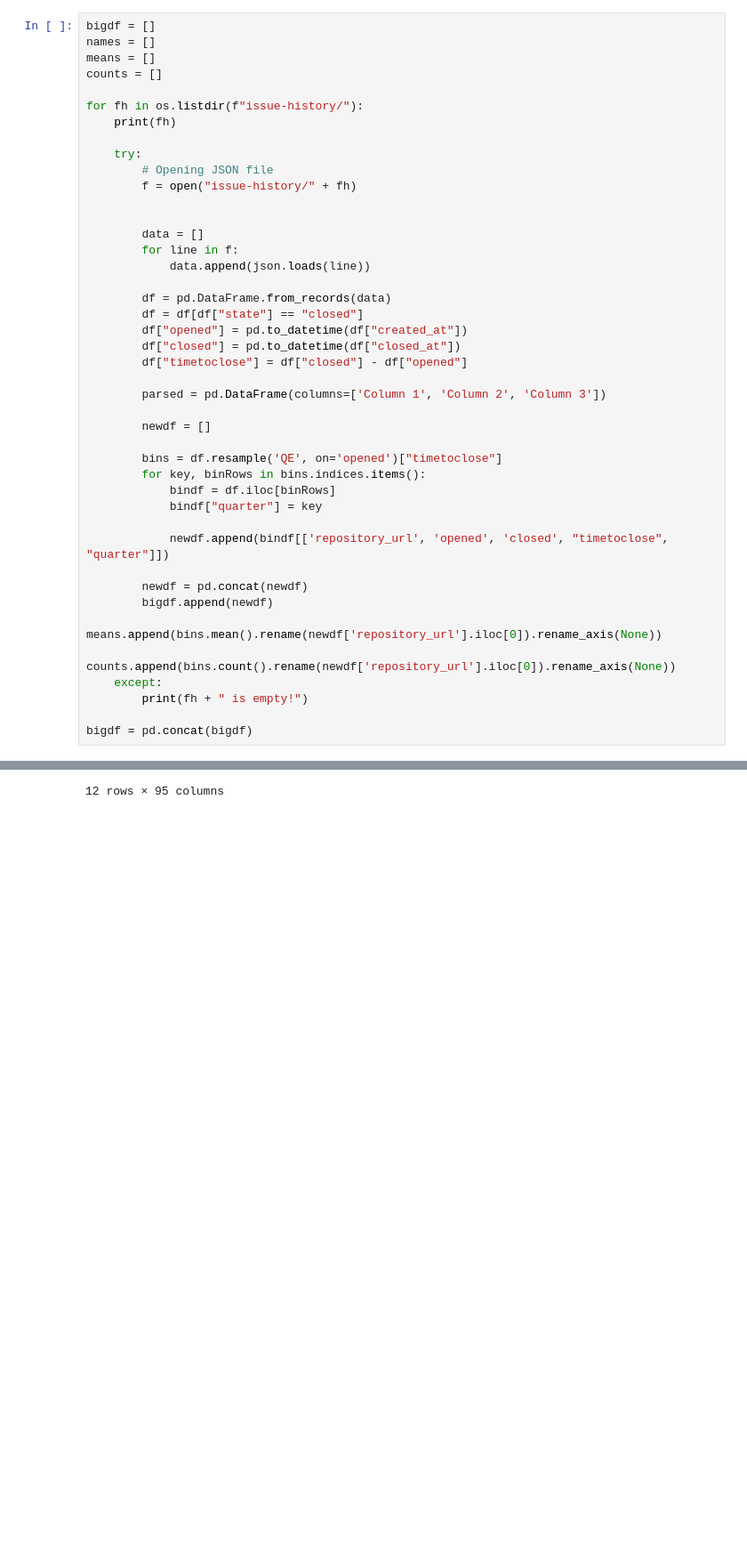
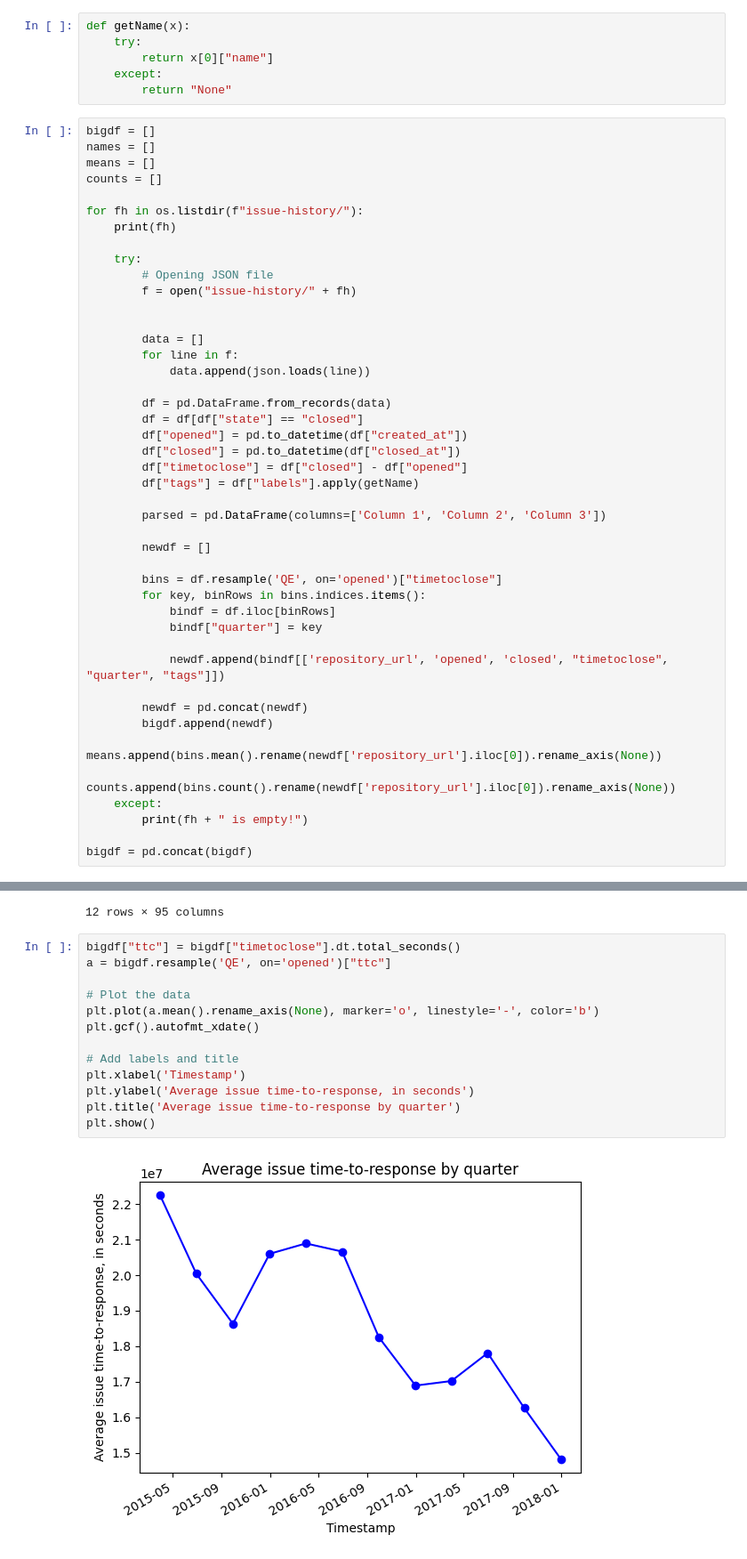
Before and after one commit to RamarkoB/ECMA31350, a Jupyter notebook: issue.ipynb, the cells around one changed output, grey strips where cells are left out. Shown at 89% size. Saved outputs shown, nothing was run; the diff lists cells and outputs as text; blank space fills up the shorter version.

```diff
--- a/issue.ipynb
+++ b/issue.ipynb
@@ -24,6 +33,12 @@ for fh in os.listdir(f"issue-history/"):
 39_github-issues_clickhouse--clickhouse_2022-07-26.json
 2_github-issues_rancher--rancher_2022-08-02.json
 88_github-issues_woocommerce--woocommerce_2022-08-02.json
+# %%
+def getName(x):
+    try:
+        return x[0]["name"]
+    except:
+        return "None"
 # %%
 bigdf = []
 names = []
@@ -47,6 +62,7 @@ for fh in os.listdir(f"issue-history/"):
         df["opened"] = pd.to_datetime(df["created_at"])
         df["closed"] = pd.to_datetime(df["closed_at"])
         df["timetoclose"] = df["closed"] - df["opened"]
+        df["tags"] = df["labels"].apply(getName)
 
         parsed = pd.DataFrame(columns=['Column 1', 'Column 2', 'Column 3'])
 
@@ -57,7 +73,7 @@ for fh in os.listdir(f"issue-history/"):
             bindf = df.iloc[binRows]
             bindf["quarter"] = key
 
-            newdf.append(bindf[['repository_url', 'opened', 'closed', "timetoclose", "quarter"]])
+            newdf.append(bindf[['repository_url', 'opened', 'closed', "timetoclose", "quarter", "tags"]])
 
         newdf = pd.concat(newdf)
         bigdf.append(newdf)
@@ -128,3 +157,18 @@ countsdf
 | 2017-09-30 00:00:00+00:00 | 408 | 889 | 811.0 | 164 | ... |
 | 2017-12-31 00:00:00+00:00 | 484 | 889 | 650.0 | 163 | ... |
 12 rows × 95 columns
+# %%
+bigdf["ttc"] = bigdf["timetoclose"].dt.total_seconds()
+a = bigdf.resample('QE', on='opened')["ttc"]
+
+# Plot the data
+plt.plot(a.mean().rename_axis(None), marker='o', linestyle='-', color='b')
+plt.gcf().autofmt_xdate()
+
+# Add labels and title
+plt.xlabel('Timestamp')
+plt.ylabel('Average issue time-to-response, in seconds')
+plt.title('Average issue time-to-response by quarter')
+plt.show()
+# %% [output]
+[figure, added]
```
Also changed, not shown: parts of 2 cells of this notebook, 1 other file.
